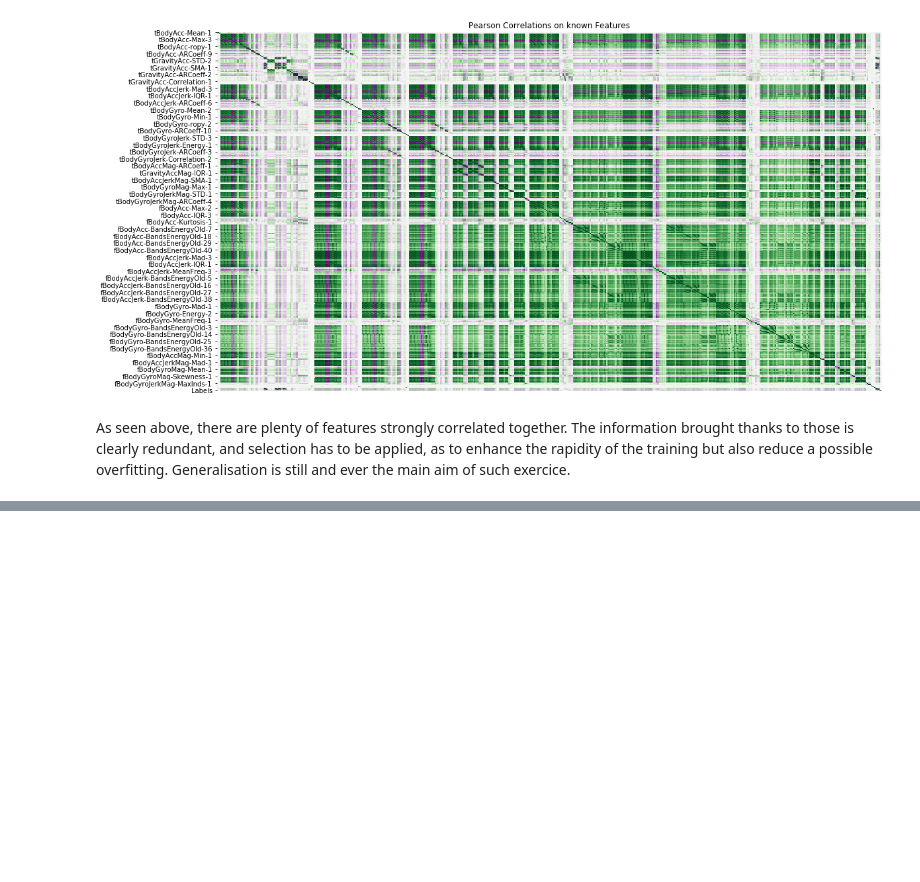
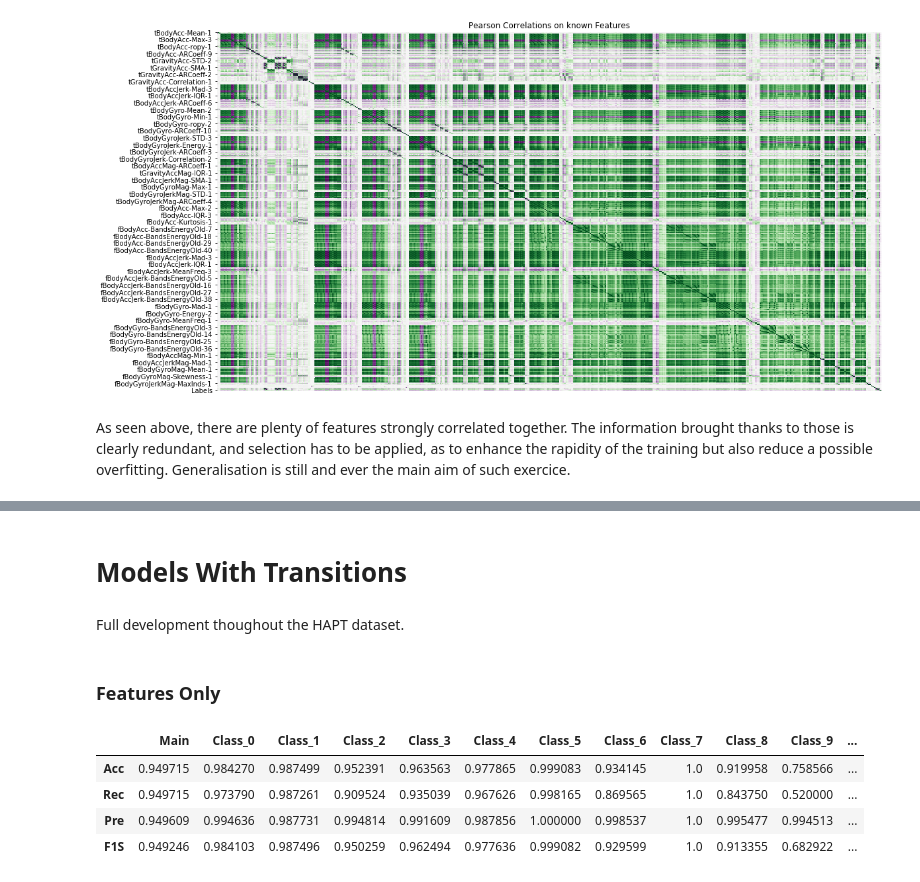
Before and after one commit to Coricos/ActivityRecognition, a Jupyter notebook: notebook.ipynb, the cells around one changed output, grey strips where cells are left out. Saved outputs shown, nothing was run; the diff lists cells and outputs as text; code cells hidden in the pictures; blank space fills up the shorter version.

```diff
--- a/notebook.ipynb
+++ b/notebook.ipynb
@@ -161,0 +109,14 @@ m_4.performance()
+# %% [markdown]
+# Models With Transitions
+# %% [markdown]
+Full development thoughout the HAPT dataset.
+# %% [markdown]
+### Features Only
+# %%
+Models('RandomForest', show_mean=False).load_model().performance()
+# %% [output]
+|  | Main | Class_0 | Class_1 | Class_2 | Class_3 | Class_4 | Class_5 | Class_6 | Class_7 | Class_8 | Class_9 | ... |
+| Acc | 0.949715 | 0.984270 | 0.987499 | 0.952391 | 0.963563 | 0.977865 | 0.999083 | 0.934145 | 1.0 | 0.919958 | 0.758566 | ... |
+| Rec | 0.949715 | 0.973790 | 0.987261 | 0.909524 | 0.935039 | 0.967626 | 0.998165 | 0.869565 | 1.0 | 0.843750 | 0.520000 | ... |
+| Pre | 0.949609 | 0.994636 | 0.987731 | 0.994814 | 0.991609 | 0.987856 | 1.000000 | 0.998537 | 1.0 | 0.995477 | 0.994513 | ... |
+| F1S | 0.949246 | 0.984103 | 0.987496 | 0.950259 | 0.962494 | 0.977636 | 0.999082 | 0.929599 | 1.0 | 0.913355 | 0.682922 | ... |
```
Also changed, not shown: parts of 43 cells of this notebook.
